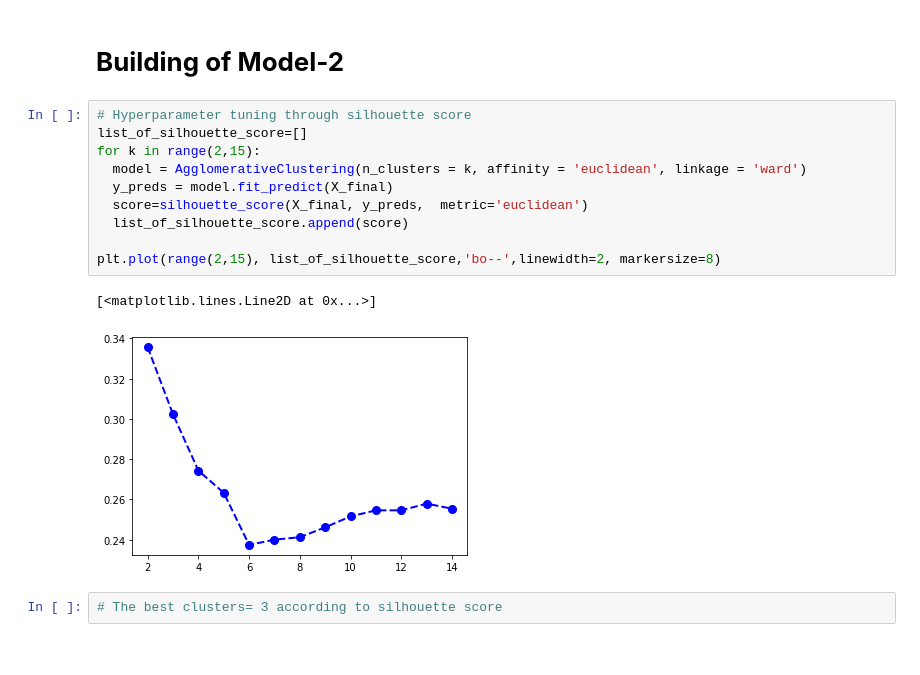
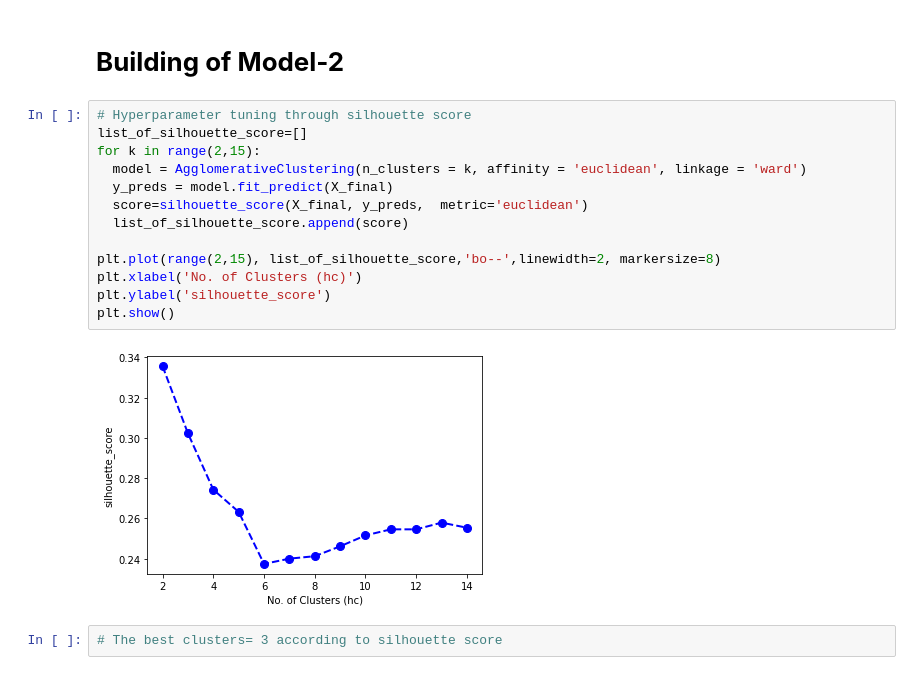
Before and after one commit to prabirdeb/Customer-Segmentation, a Jupyter notebook: Online_Retail_Customer_Segmentation.ipynb, the cells around one changed output. Drawn from its saved outputs; the diff is of its cells as text.

```diff
--- a/Online_Retail_Customer_Segmentation.ipynb
+++ b/Online_Retail_Customer_Segmentation.ipynb
@@ -533,16 +535,18 @@ customer_df_clean['Kmeans_Cluster']= y_preds_kmeans
 # %%
 # Hyperparameter tuning through silhouette score
 list_of_silhouette_score=[]
 for k in range(2,15):
   model = AgglomerativeClustering(n_clusters = k, affinity = 'euclidean', linkage = 'ward')
   y_preds = model.fit_predict(X_final)
   score=silhouette_score(X_final, y_preds,  metric='euclidean')
   list_of_silhouette_score.append(score)
 
 plt.plot(range(2,15), list_of_silhouette_score,'bo--',linewidth=2, markersize=8)
+plt.xlabel('No. of Clusters (hc)')
+plt.ylabel('silhouette_score')
+plt.show()
 # %% [output]
-[<matplotlib.lines.Line2D at 0x...>]
-[figure, old version]
+[figure, new version]
 # %%
 # The best clusters= 3 according to silhouette score
 # %%
```
Also changed, not shown: parts of 11 cells of this notebook.
